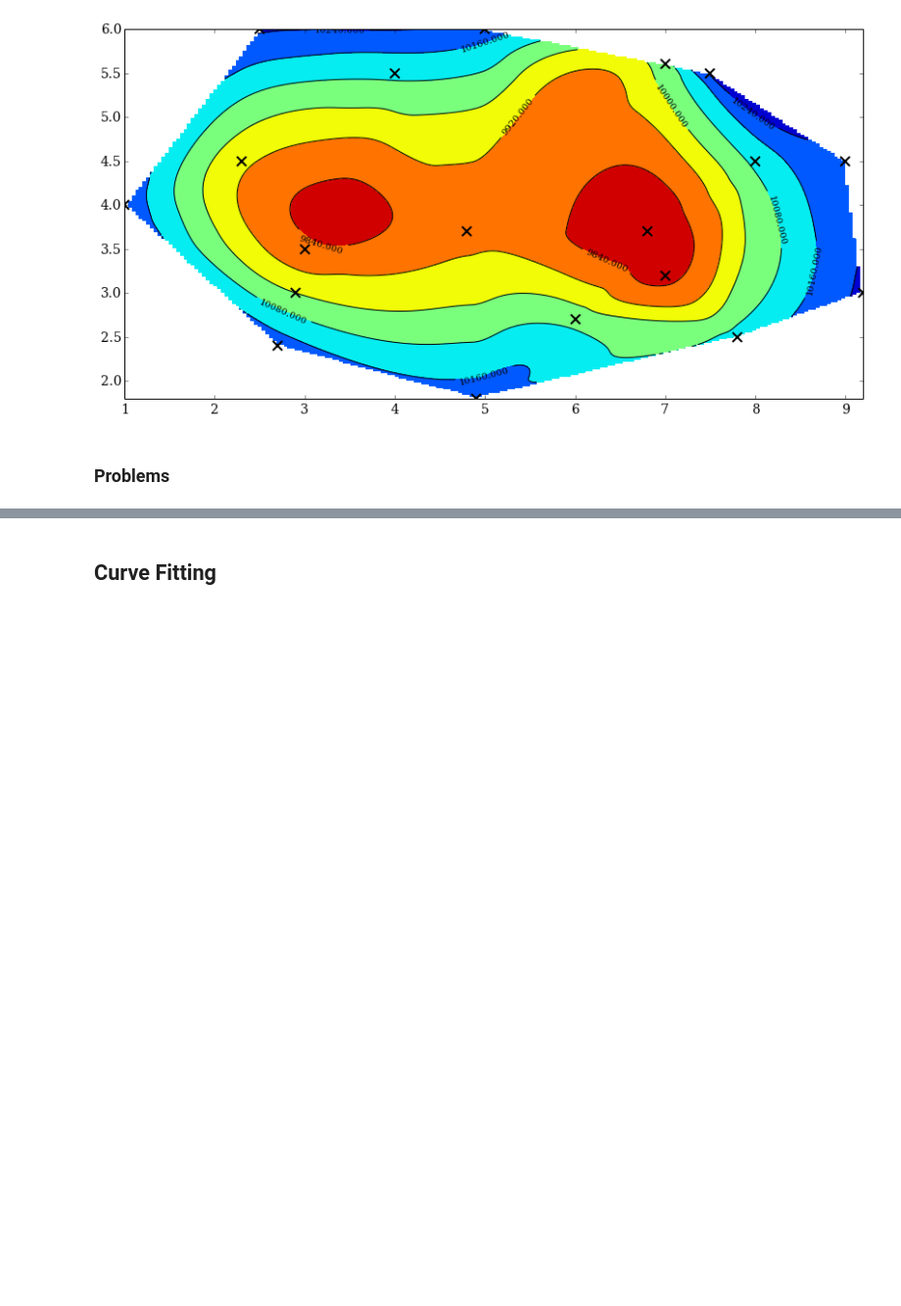
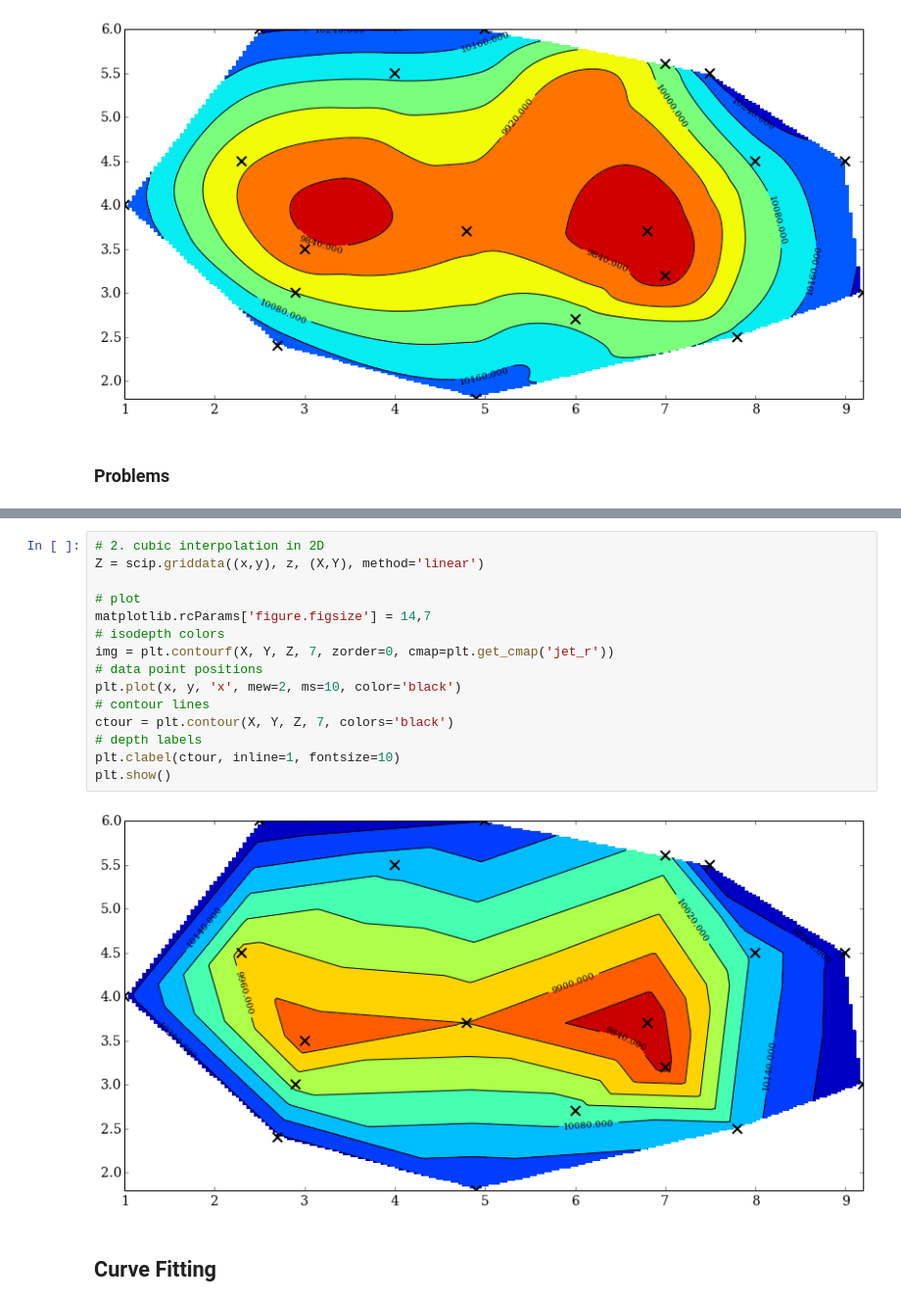
Before and after one commit to philippslang/nummet_I, a Jupyter notebook: CurvefittingInterpolation.ipynb, the cells around one changed output, grey strips where cells are left out. Shown at 98% size. Drawn from its saved outputs; the diff is of its cells as text; blank space fills up the shorter version.

```diff
--- a/CurvefittingInterpolation.ipynb
+++ b/CurvefittingInterpolation.ipynb
@@ -218,3 +241,20 @@ plt.show()
+# %%
+# 2. cubic interpolation in 2D
+Z = scip.griddata((x,y), z, (X,Y), method='linear')
+
+# plot
+matplotlib.rcParams['figure.figsize'] = 14,7
+# isodepth colors
+img = plt.contourf(X, Y, Z, 7, zorder=0, cmap=plt.get_cmap('jet_r'))
+# data point positions
+plt.plot(x, y, 'x', mew=2, ms=10, color='black')
+# contour lines
+ctour = plt.contour(X, Y, Z, 7, colors='black')
+# depth labels
+plt.clabel(ctour, inline=1, fontsize=10)
+plt.show()
+# %% [output]
+[figure, added]
 # %% [markdown]
 ## Curve Fitting
 # %% [markdown]
```
Also changed, not shown: parts of 9 cells of this notebook.
